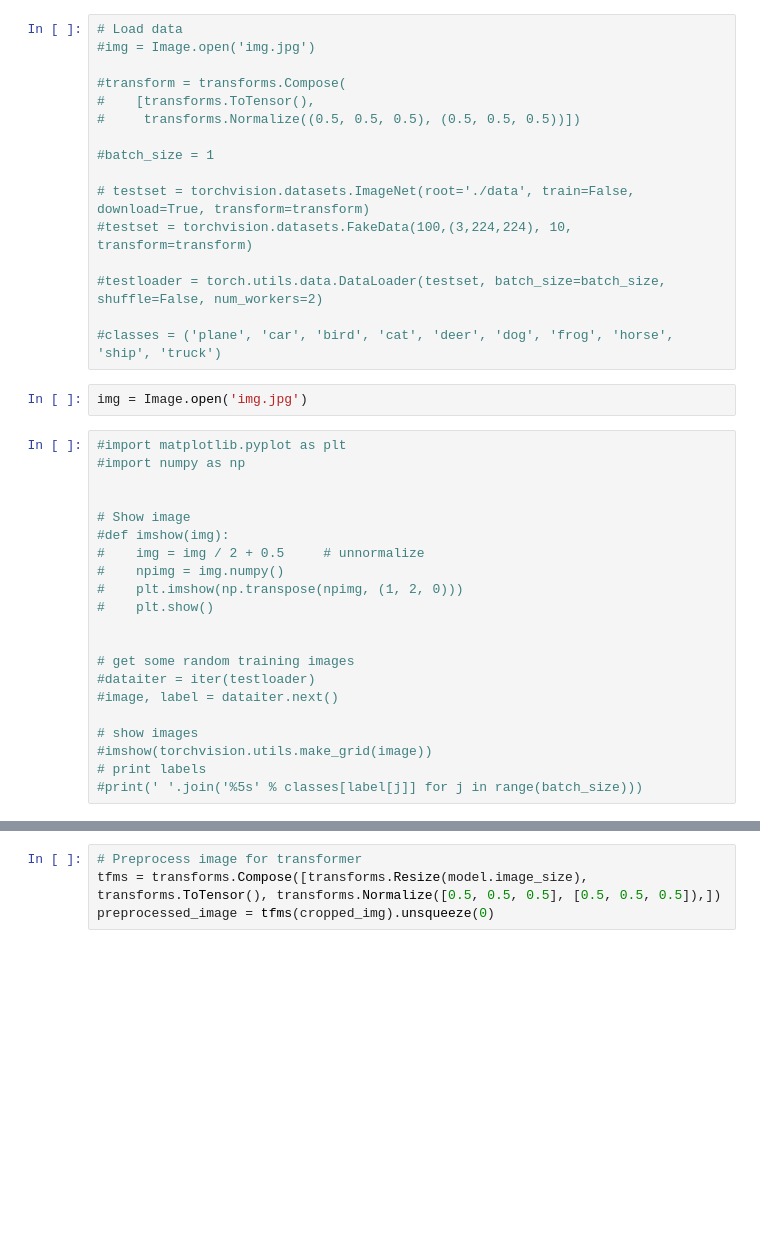
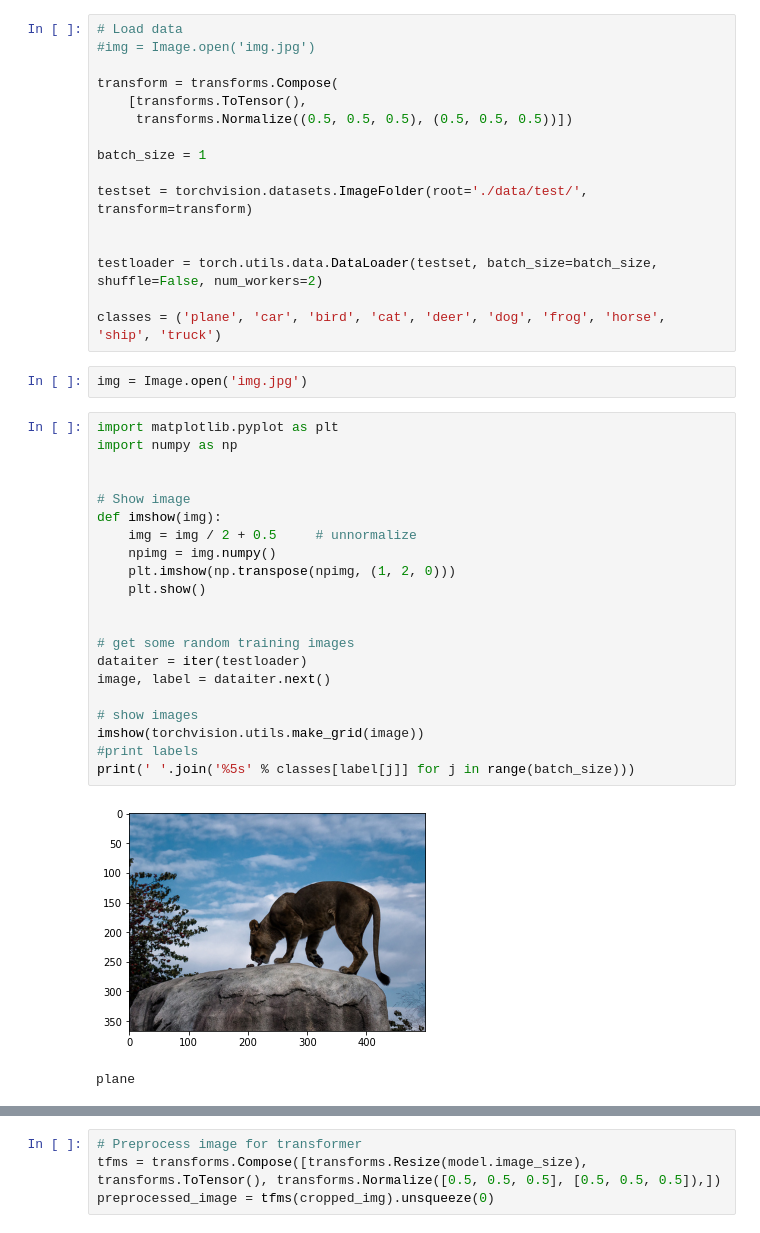
Before and after one commit to tolaut/Detector-ViT, a Jupyter notebook: detector-vit.ipynb, the cells around one changed output, grey strips where cells are left out. Drawn from its saved outputs; the diff is of its cells as text; blank space fills up the shorter version.

Commit message:
Successfully loading ImageNet data

```diff
--- a/detector-vit.ipynb
+++ b/detector-vit.ipynb
@@ -13,41 +13,44 @@ import png
 # Load data
 #img = Image.open('img.jpg')
 
-#transform = transforms.Compose(
-#    [transforms.ToTensor(),
-#     transforms.Normalize((0.5, 0.5, 0.5), (0.5, 0.5, 0.5))])
+transform = transforms.Compose(
+    [transforms.ToTensor(),
+     transforms.Normalize((0.5, 0.5, 0.5), (0.5, 0.5, 0.5))])
 
-#batch_size = 1
+batch_size = 1
 
-# testset = torchvision.datasets.ImageNet(root='./data', train=False, download=True, transform=transform)
-#testset = torchvision.datasets.FakeData(100,(3,224,224), 10, transform=transform)
+testset = torchvision.datasets.ImageFolder(root='./data/test/', transform=transform)
 
-#testloader = torch.utils.data.DataLoader(testset, batch_size=batch_size, shuffle=False, num_workers=2)
 
-#classes = ('plane', 'car', 'bird', 'cat', 'deer', 'dog', 'frog', 'horse', 'ship', 'truck')
+testloader = torch.utils.data.DataLoader(testset, batch_size=batch_size, shuffle=False, num_workers=2)
+
+classes = ('plane', 'car', 'bird', 'cat', 'deer', 'dog', 'frog', 'horse', 'ship', 'truck')
 # %%
 img = Image.open('img.jpg')
 # %%
-#import matplotlib.pyplot as plt
-#import numpy as np
+import matplotlib.pyplot as plt
+import numpy as np
 
 
 # Show image
-#def imshow(img):
-#    img = img / 2 + 0.5     # unnormalize
-#    npimg = img.numpy()
-#    plt.imshow(np.transpose(npimg, (1, 2, 0)))
-#    plt.show()
+def imshow(img):
+    img = img / 2 + 0.5     # unnormalize
+    npimg = img.numpy()
+    plt.imshow(np.transpose(npimg, (1, 2, 0)))
+    plt.show()
 
 
 # get some random training images
-#dataiter = iter(testloader)
-#image, label = dataiter.next()
+dataiter = iter(testloader)
+image, label = dataiter.next()
 
 # show images
-#imshow(torchvision.utils.make_grid(image))
-# print labels
-#print(' '.join('%5s' % classes[label[j]] for j in range(batch_size)))
+imshow(torchvision.utils.make_grid(image))
+#print labels
+print(' '.join('%5s' % classes[label[j]] for j in range(batch_size)))
+# %% [output]
+[figure, added]
+plane
 # %%
 # Load pretrained Vision Transformer
 model = ViT('B_16_imagenet1k', pretrained=True)
```
Also changed, not shown: parts of 5 cells of this notebook.
